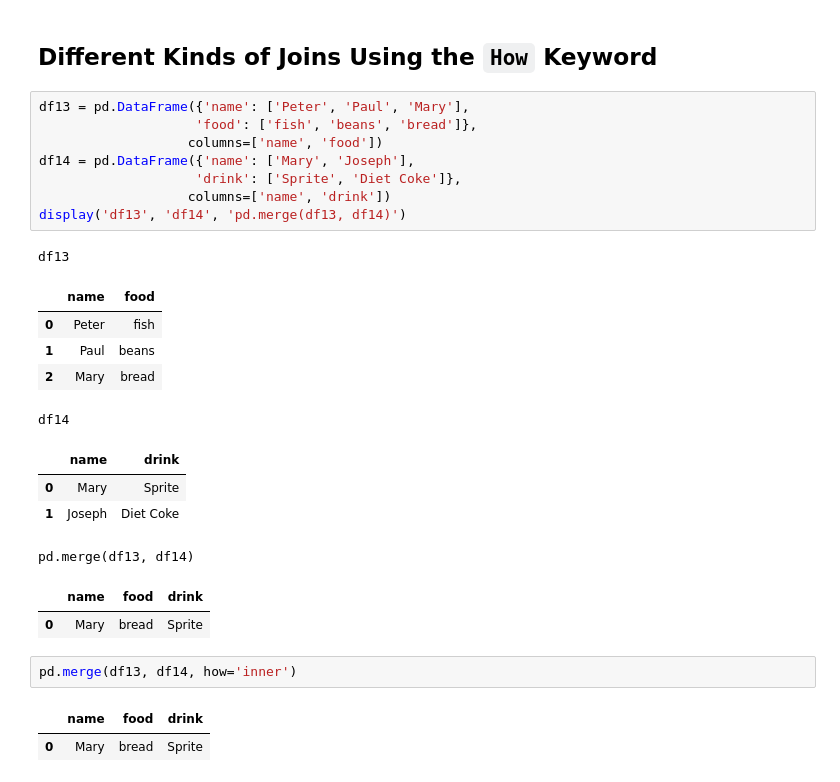
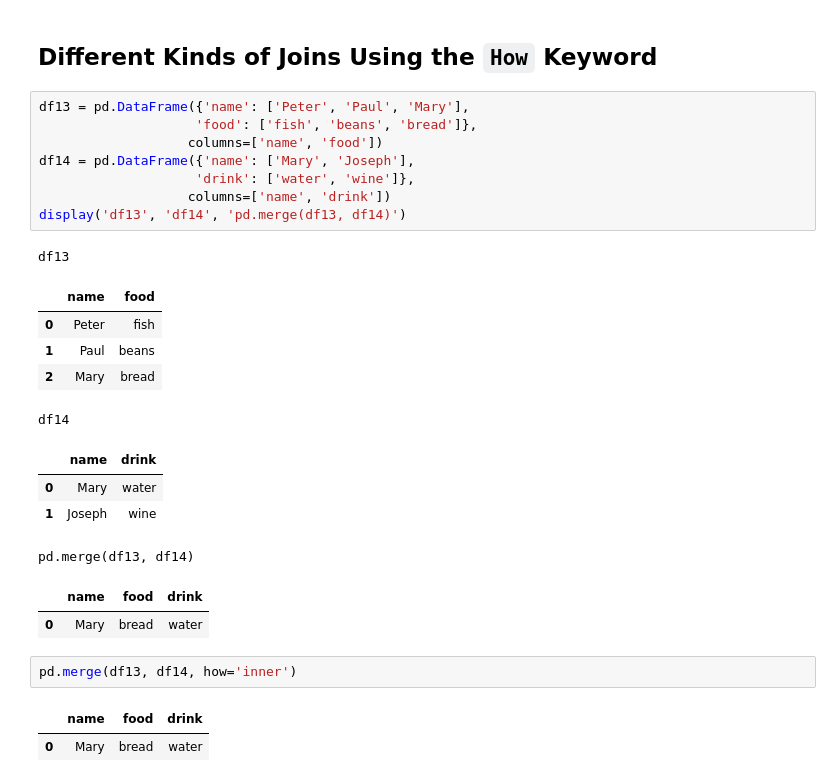
Before and after one commit to skous2/IS-505-Code, a Jupyter notebook: Day12-Intro-Combining Datasets.ipynb, the cells around one changed output. Drawn from its saved outputs; the diff is of its cells as text.

```diff
--- a/Day12-Intro-Combining Datasets.ipynb
+++ b/Day12-Intro-Combining Datasets.ipynb
@@ -396,29 +396,29 @@ pd.merge(df7, df12, left_on="employee", right_on="name")
 # %%
 df13 = pd.DataFrame({'name': ['Peter', 'Paul', 'Mary'],
                     'food': ['fish', 'beans', 'bread']},
                    columns=['name', 'food'])
 df14 = pd.DataFrame({'name': ['Mary', 'Joseph'],
-                    'drink': ['Sprite', 'Diet Coke']},
+                    'drink': ['water', 'wine']},
                    columns=['name', 'drink'])
 display('df13', 'df14', 'pd.merge(df13, df14)')
 # %% [output]
 df13
 |  | name | food |
 | 0 | Peter | fish |
 | 1 | Paul | beans |
 | 2 | Mary | bread |
 df14
 |  | name | drink |
-| 0 | Mary | Sprite |
-| 1 | Joseph | Diet Coke |
+| 0 | Mary | water |
+| 1 | Joseph | wine |
 pd.merge(df13, df14)
 |  | name | food | drink |
-| 0 | Mary | bread | Sprite |
+| 0 | Mary | bread | water |
 # %%
 pd.merge(df13, df14, how='inner')
 # %% [output]
 |  | name | food | drink |
-| 0 | Mary | bread | Sprite |
+| 0 | Mary | bread | water |
 # %%
 display('df13', 'df14', "pd.merge(df13, df14, how='outer')")
 # %% [output]
```
Also changed, not shown: parts of 3 cells of this notebook.
